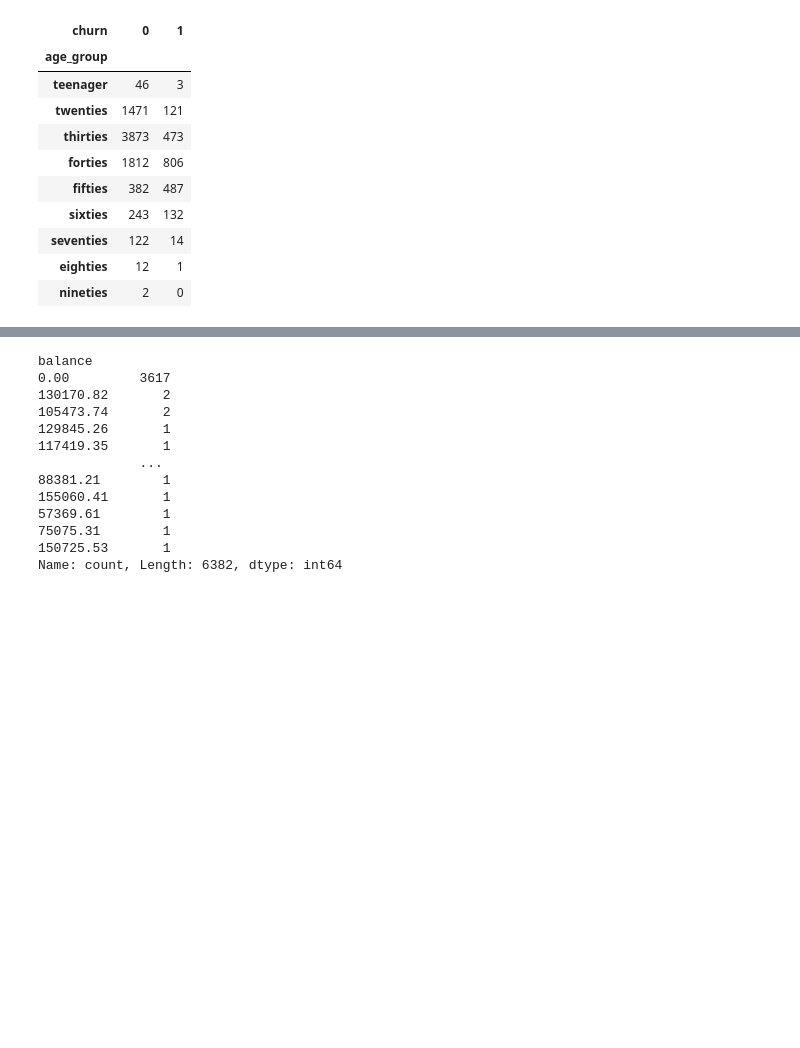
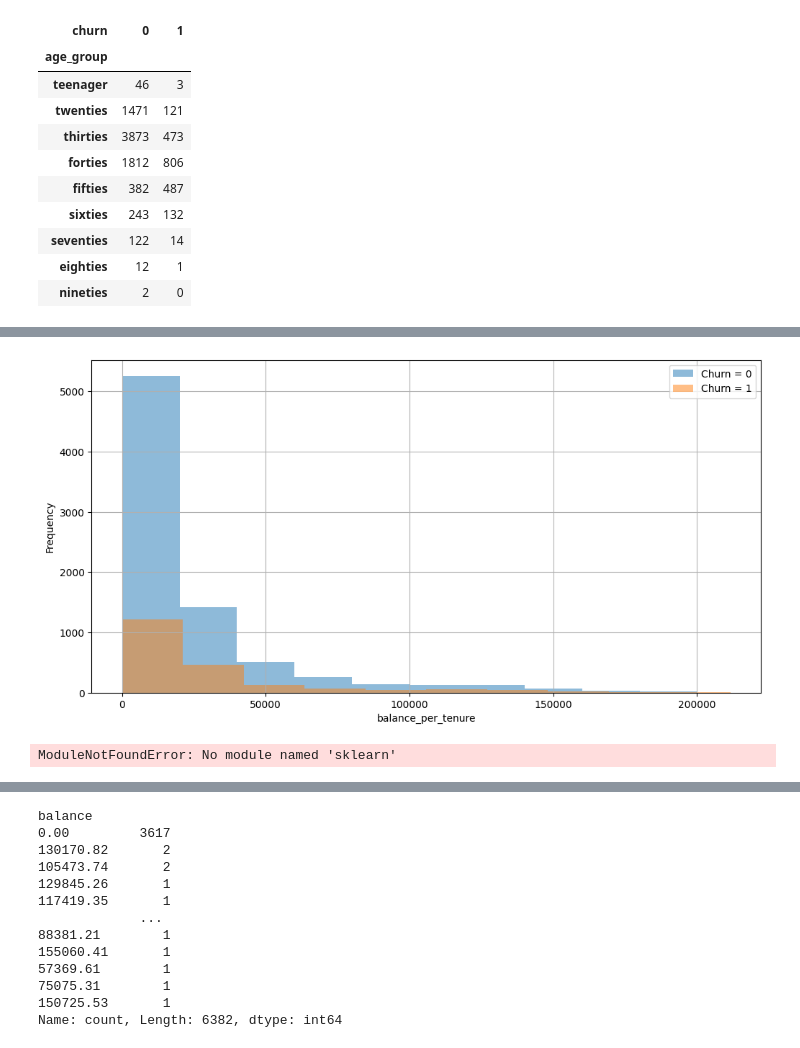
Before and after one commit to coconutkim/project_churn, a Jupyter notebook: groupby.ipynb, the cells around one changed output, grey strips where cells are left out. Saved outputs shown, nothing was run; the diff lists cells and outputs as text; code cells hidden in the pictures; blank space fills up the shorter version.

```diff
--- a/groupby.ipynb
+++ b/groupby.ipynb
@@ -256,0 +390,41 @@ grouped_counts
+# %%
+import pandas as pd
+import matplotlib.pyplot as plt
+
+# 히스토그램 플롯
+plt.figure(figsize=(12, 6))
+plt.hist(df[df['churn'] == 0]['balance_per_tenure'], bins=10, alpha=0.5, label='Churn = 0')
+plt.hist(df[df['churn'] == 1]['balance_per_tenure'], bins=10, alpha=0.5, label='Churn = 1')
+# plt.title('Histogram of Balance by Churn')
+plt.xlabel('balance_per_tenure')
+plt.ylabel('Frequency')
+plt.legend()
+plt.grid(True)
+plt.show()
+# %% [output]
+[figure, added]
+# %%
+from sklearn.linear_model import LinearRegression
+import numpy as np
+
+# 데이터 준비
+X = df[['x']]
+y = df['y']
+
+# 선형 회귀 모델 학습
+model = LinearRegression()
+model.fit(X, y)
+y_pred = model.predict(X)
+
+# 회귀선과 산점도 플롯
+plt.figure(figsize=(8, 6))
+sns.scatterplot(x='x', y='y', data=df, label='Data Points')
+plt.plot(df['x'], y_pred, color='red', label='Linear Regression Line')
+plt.title('Linear Regression of x vs. y')
+plt.xlabel('x')
+plt.ylabel('y')
+plt.legend()
+plt.grid(True)
+plt.show()
+# %% [output]
+ModuleNotFoundError: No module named 'sklearn'
```
Also changed, not shown: parts of 22 cells of this notebook.
